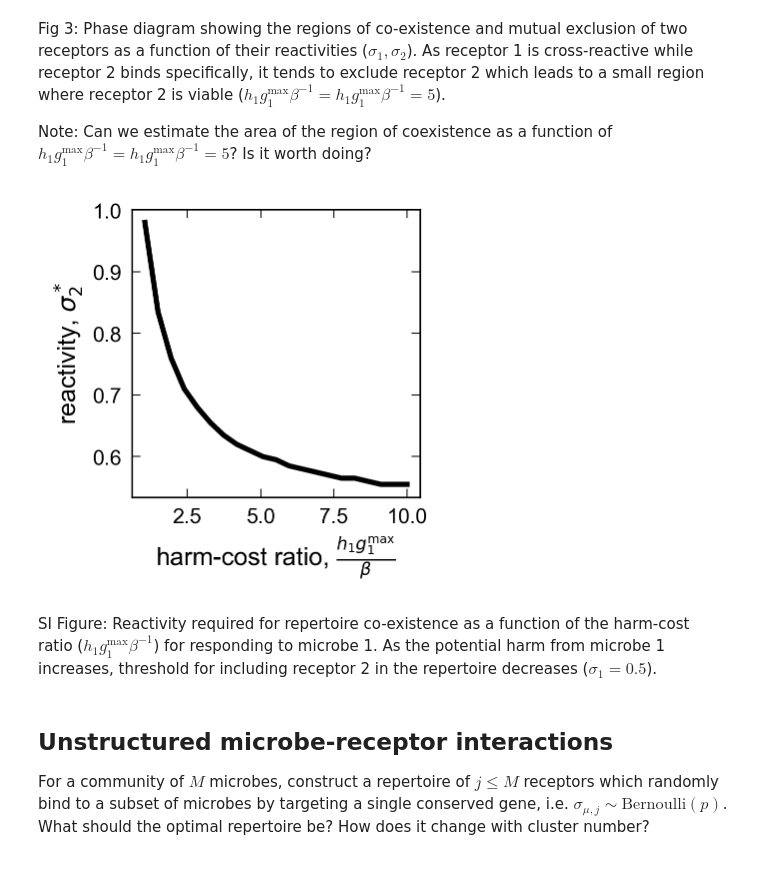
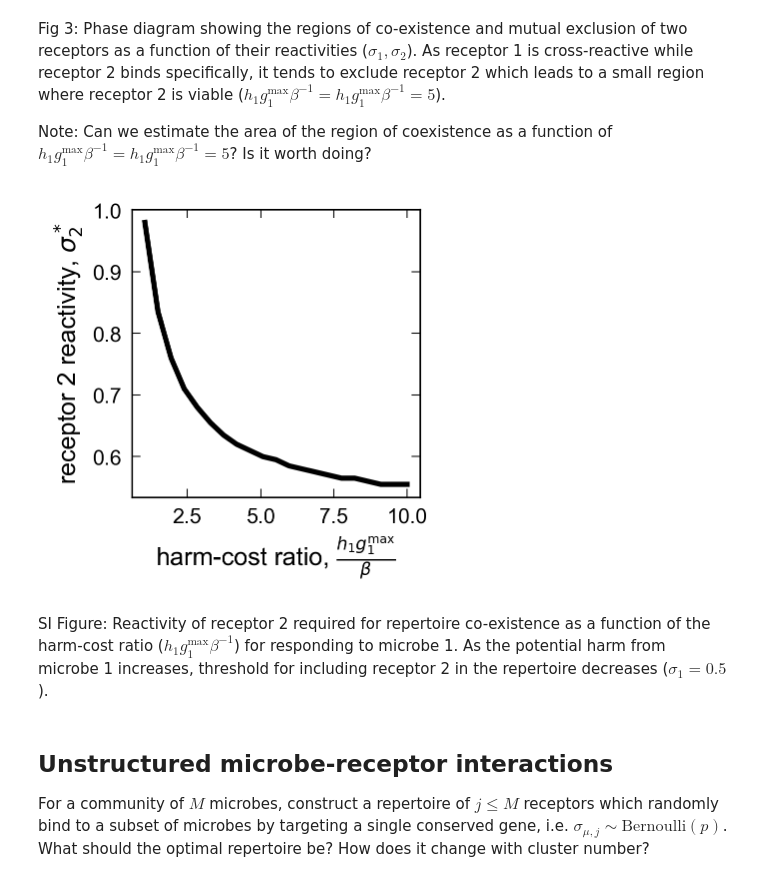
Before and after one commit to obinna-ukogu/gutimmune, a Jupyter notebook: explore-microbiome-genetic-structure.ipynb, the cells around one changed output. Drawn from its saved outputs; the diff is of its cells as text; code cells hidden in the pictures.

Commit message:
Updated some figure formatting and made more SI figures.

```diff
--- a/explore-microbiome-genetic-structure.ipynb
+++ b/explore-microbiome-genetic-structure.ipynb
@@ -195,38 +195,38 @@ for i, h1 in enumerate(hs):
     lam_opts = []
     obj_opts = []
     rec_num_opts = []
     X_opts = []
     avg_Sigmas = []
     for cs in sigma_2s:
 
         Sigma = np.array([[sigma_1, cs],[sigma_1, 0.0]])
 
         # Minimize harm
         res_harm = minimize(objective, args = (beta, Sigma, [h1, h2], np.ones(2), np.zeros(2)),
                  x0 = np.ones(2).tolist(),
                  tol=tol,
                  constraints = LinearConstraint(np.eye(2), 0.0, np.inf))
 
         lam_opts.append(res_harm.x)
         obj_opts.append(res_harm.fun)
         rec_num_opts.append(np.sum(res_harm.x > tol))
         X_opts.append(Sigma.dot(res_harm.x))
 
     arg_thresh = np.argmax(np.vstack(lam_opts)[:,1] > tol)
     sigma_threshs.append(sigma_2s[arg_thresh])
 
 ax1.plot(hs, sigma_threshs, color = 'black', **kwargs)
 
 # ax1.set_title(r'two microbes', fontsize = 10)
 ax1.legend(fontsize = 6)
-ax1.set(xlabel = r'harm-cost ratio, $\frac{h_1g_1^\text{max}}{\beta}$',ylabel=r'reactivity, $\sigma_{2}^*$')
+ax1.set(xlabel = r'harm-cost ratio, $\frac{h_1g_1^\text{max}}{\beta}$',ylabel=r'receptor 2 reactivity, $\sigma_{2}^*$')
 ax1.minorticks_off()
 ax1.set_box_aspect(1)
-fig.savefig('_figs/fig3_conserved-receptor-2d'+'.pdf', dpi=300, bbox_inches='tight')
+fig.savefig('_figs/figSI_receptor-threshold-2d'+'.pdf', dpi=300, bbox_inches='tight')
 # %% [output]
-[figure, old version]
+[figure, new version]
 # %% [markdown]
-SI Figure: Reactivity required for repertoire co-existence as a function of the harm-cost ratio ($h_1g_1^\text{max}\beta^{-1}$) for responding to microbe 1. As the potential harm from microbe 1 increases, threshold for including receptor 2 in the repertoire decreases ($\sigma_1 = 0.5$).
+SI Figure: Reactivity of receptor 2 required for repertoire co-existence as a function of the harm-cost ratio ($h_1g_1^\text{max}\beta^{-1}$) for responding to microbe 1. As the potential harm from microbe 1 increases, threshold for including receptor 2 in the repertoire decreases ($\sigma_1 = 0.5$).
 # %% [markdown]
 ## Unstructured microbe-receptor interactions
 For a community of $M$ microbes, construct a repertoire of $j \leq M$ receptors which randomly bind to a subset of microbes by targeting a single conserved gene, i.e. $\sigma_{\mu,j} \sim \text{Bernoulli}(p)$. What should the optimal repertoire be? How does it change with cluster number?
```
Also changed, not shown: 41 other files.
